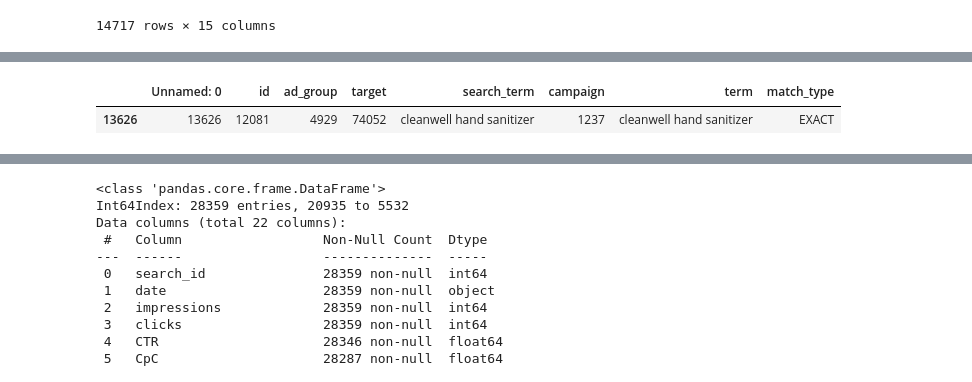
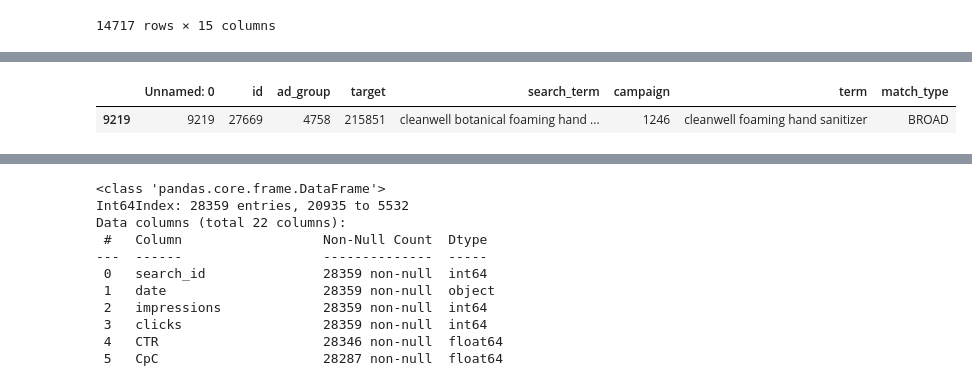
Before and after one commit to JuliaSokolova/amazon_-eCommerce_optimization, a Jupyter notebook: Search EDA.ipynb, the cells around one changed output, grey strips where cells are left out. Drawn from its saved outputs; the diff is of its cells as text; code cells hidden in the pictures.

```diff
--- a/Search EDA.ipynb
+++ b/Search EDA.ipynb
@@ -115,8 +132,8 @@ search_details.groupby(search_details.search_id).sum().sort_values(by='sales', a
 # %%
-search[search.id == 12081]
+search[search.id == 27669]
 # %% [output]
 |  | Unnamed: 0 | id | ad_group | target | search_term | campaign | term | match_type |
-| 13626 | 13626 | 12081 | 4929 | 74052 | cleanwell hand sanitizer | 1237 | cleanwell hand sanitizer | EXACT |
+| 9219 | 9219 | 27669 | 4758 | 215851 | cleanwell botanical foaming hand ... | 1246 | cleanwell foaming hand sanitizer | BROAD |
 # %%
 search_details = search_details.join(search.set_index('id'), on = 'search_id')
 # %%
```
Also changed, not shown: parts of 51 cells of this notebook, 3 other files.
